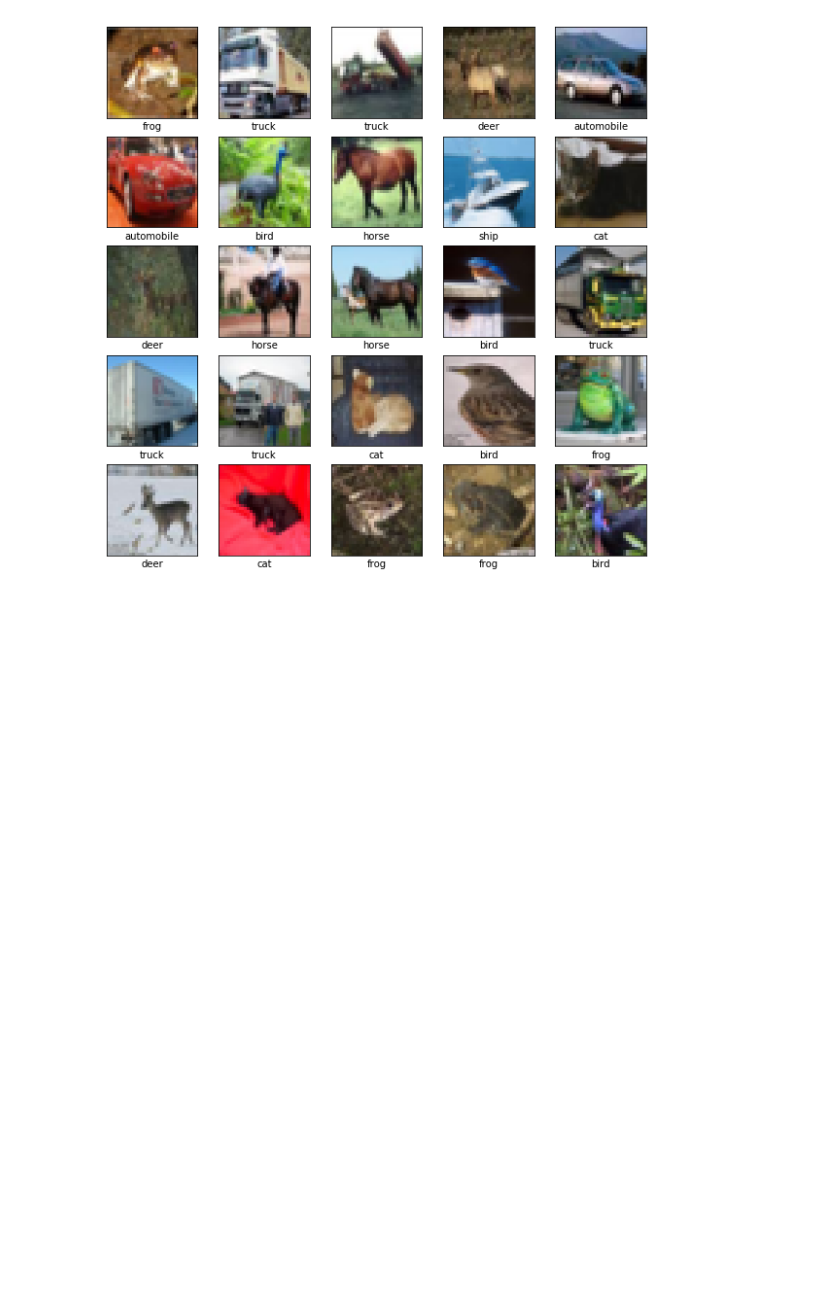
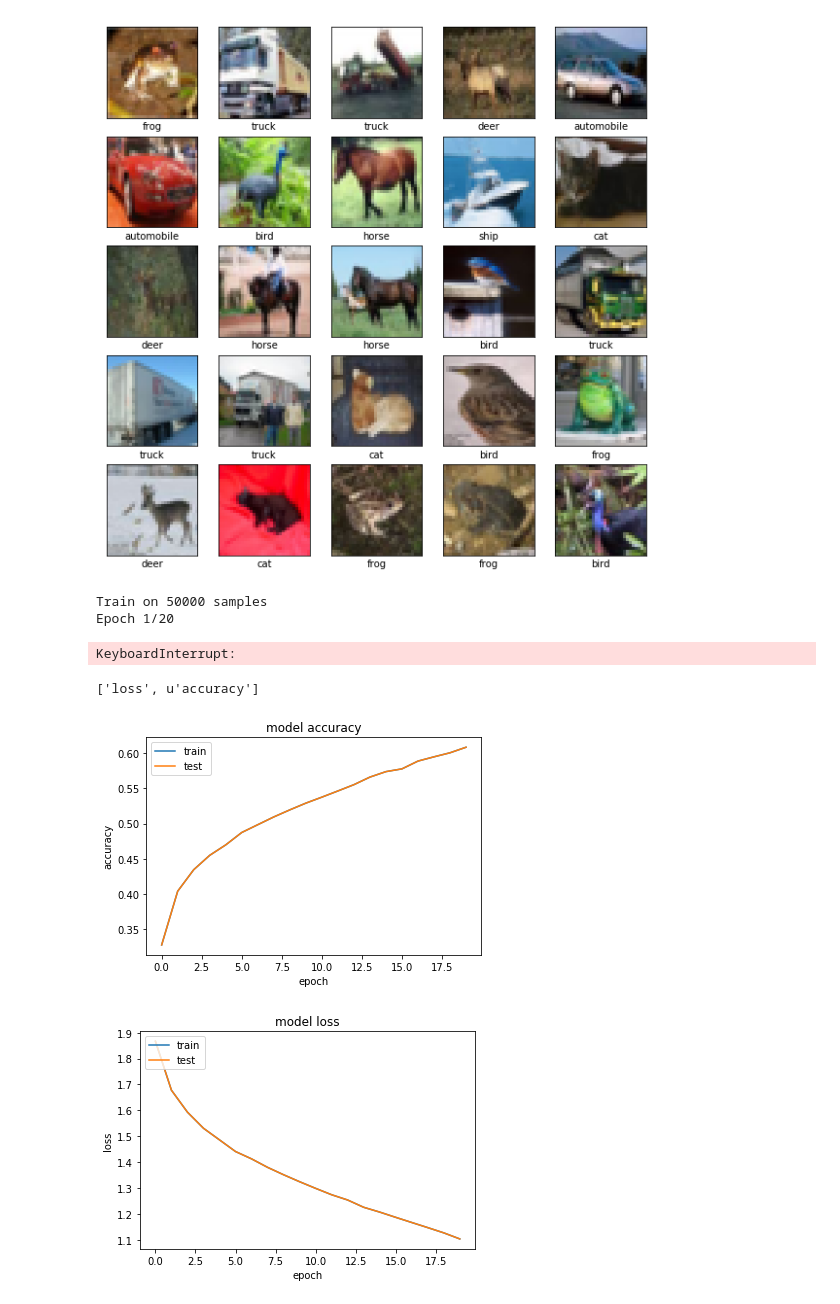
Before and after one commit to kk0walski/vagrant-data-science, a Jupyter notebook: shared/TensorFlow.ipynb, the cells around one changed output. Drawn from its saved outputs; the diff is of its cells as text; code cells hidden in the pictures; blank space fills up the shorter version.

```diff
--- a/shared/TensorFlow.ipynb
+++ b/shared/TensorFlow.ipynb
@@ -27,3 +28,54 @@ for i in range(25):
 plt.show()
 # %% [output]
 [figure]
+# %%
+model = tf.keras.models.Sequential([
+    layers.Flatten(input_shape=(32,32,3)),
+    layers.Dense(2024, activation='relu', use_bias=True),
+    layers.Dense(128, activation='relu', use_bias=True),
+    layers.Dense(32, activation='relu', use_bias=True),
+    layers.Dense(10, activation='softmax', use_bias=True)
+])
+
+model.compile(optimizer='sgd',
+              loss='sparse_categorical_crossentropy',
+              metrics=['accuracy'])
+# %%
+from datetime import datetime
+# Define the Keras TensorBoard callback.
+logdir="logs/fit/" + datetime.now().strftime("%Y%m%d-%H%M%S")
+tensorboard_callback = tf.keras.callbacks.TensorBoard(log_dir=logdir)
+
+# Train the model.
+history = model.fit(
+    train_images,
+    train_labels,
+    epochs=20,
+    callbacks=[tensorboard_callback])
+# %% [output]
+Train on 50000 samples
+Epoch 1/20
+KeyboardInterrupt:
+# %%
+# list all data in history
+print(history.history.keys())
+# summarize history for accuracy
+plt.plot(history.history[u'accuracy'])
+plt.plot(history.history[u'accuracy'])
+plt.title('model accuracy')
+plt.ylabel('accuracy')
+plt.xlabel('epoch')
+plt.legend(['train', 'test'], loc='upper left')
+plt.show()
+# summarize history for loss
+plt.plot(history.history['loss'])
+plt.plot(history.history['loss'])
+plt.title('model loss')
+plt.ylabel('loss')
+plt.xlabel('epoch')
+plt.legend(['train', 'test'], loc='upper left')
+plt.show()
+# %% [output]
+['loss', u'accuracy']
+[figure, added]
+[figure, added]
```
Also changed, not shown: parts of 4 cells of this notebook, 1 other file.
